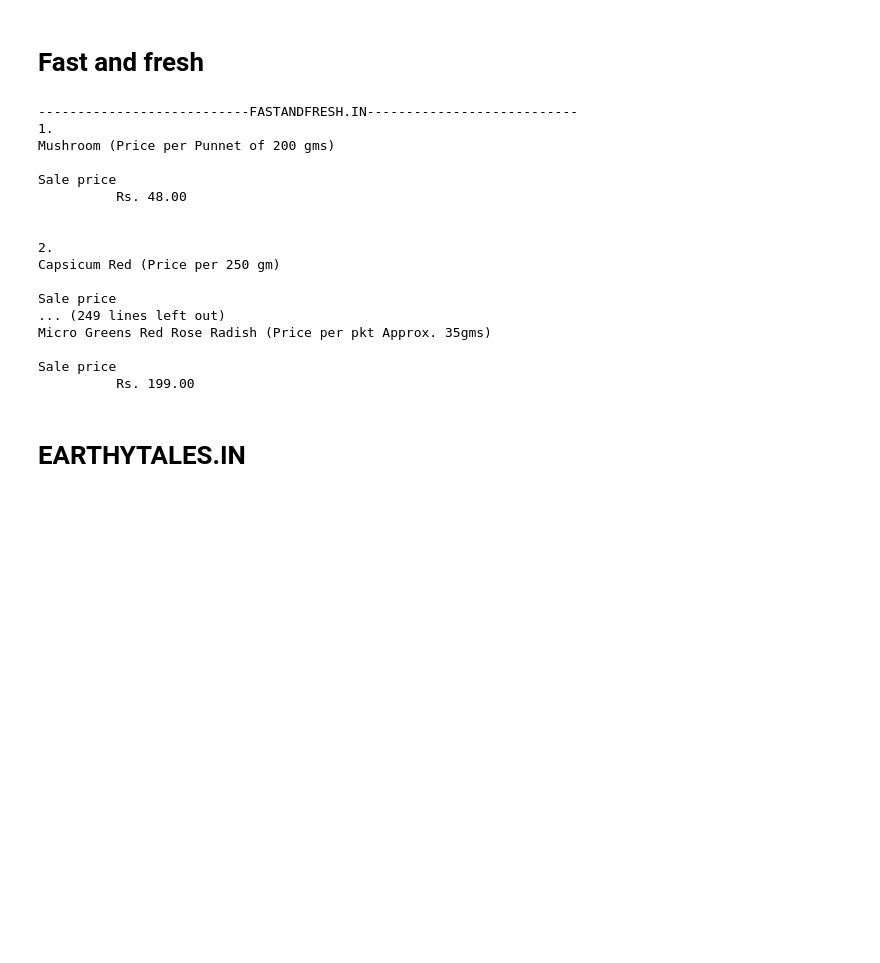
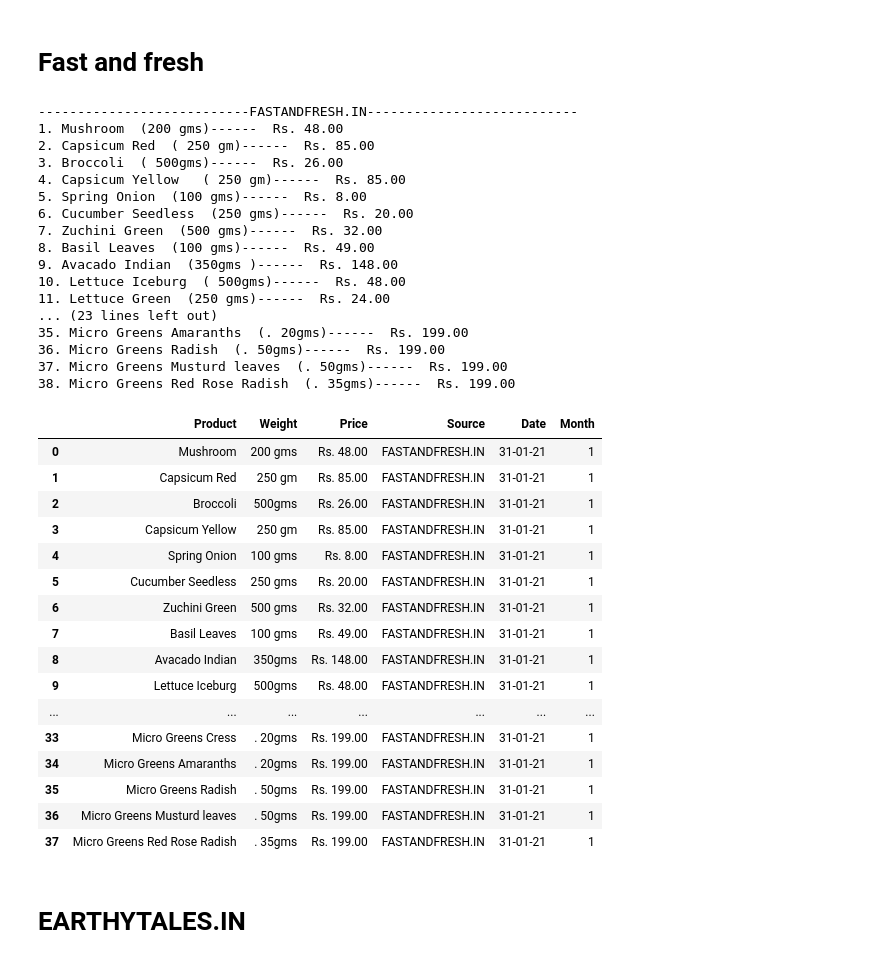
Before and after one commit to darshanjain2000/91-aeroponic, a Jupyter notebook: collect_data.ipynb, the cells around one changed output. Saved outputs shown, nothing was run; the diff lists cells and outputs as text; code cells hidden in the pictures; blank space fills up the shorter version.

```diff
--- a/collect_data.ipynb
+++ b/collect_data.ipynb
@@ -156,58 +223,99 @@ for m in range(len(prodListName)):
 print('---------------------------FASTANDFRESH.IN---------------------------')
 import urllib.request, urllib.parse, urllib.error
 from bs4 import BeautifulSoup
+import pandas as pd
+from datetime import date
+
+today = date.today()
+date=today.strftime('%d-%m-%y')
+month=today.month
 
 count=0
 prodListName=[]
 prodListPrice=[]
+prodListQuant=[]
 page=1 #for pagination
 
 while(True):
 #     dealing pagination for load more product
     listurl = urllib.request.urlopen('https://fastandfresh.in/collections/exotic-vegetables?page='+str(page)).read()
     soup = BeautifulSoup(listurl, 'html.parser')
 
 #     HTML tags invelved with desired output
     productName = soup.findAll("div",{"class":"product__title product__title--card text-center"})
     productPrice = soup.findAll("span",{"class":"product__price--on-sale"})
 
 #  variavle to check if there is more product in next page or not
     prodListNameOld=len(prodListName)
 
 #     appending details in list
     for i in productName:
-        prodListName.append(i.text)
+        new=i.text.replace("\n",'')
+        new=new.split("(")
+        prodListName.append(new[0])
+        prodListQuant.append(new[1][-8:-1])
+
     for i in productPrice:
-        prodListPrice.append(i.text)
+        new=i.text.replace("\nSale price",'')
+        new=new.replace("  ",'')
+        new=new.replace("\n",'')
+        prodListPrice.append(new)
 
 #     logic to check if there is more product in next page or not
     if(len(prodListName)-prodListNameOld==0 and page!=1):
         break
     page=page+1
 
 # prodqunt use regex
 
 for i in range(len(prodListName)):
     count=count+1
-    print("{0}. {1}  {2}".format(count,prodListName[i],prodListPrice[i]))
+    print("{0}. {1} ({2})------  {3}".format(count,prodListName[i],prodListQuant[i],prodListPrice[i]))
+
+data={'Product':prodListName,
+      'Weight':prodListQuant,
+      'Price':prodListPrice,
+      'Source':'FASTANDFRESH.IN',
+      'Date':date,
+      'Month':month
+     }
+df = pd.DataFrame(data)
+df
 # %% [output]
 ---------------------------FASTANDFRESH.IN---------------------------
-1.
-Mushroom (Price per Punnet of 200 gms)
-
-Sale price
-          Rs. 48.00
-
-
-2.
-Capsicum Red (Price per 250 gm)
-
-Sale price
-... (249 lines left out)
-Micro Greens Red Rose Radish (Price per pkt Approx. 35gms)
-
-Sale price
-          Rs. 199.00
+1. Mushroom  (200 gms)------  Rs. 48.00
+2. Capsicum Red  ( 250 gm)------  Rs. 85.00
+3. Broccoli  ( 500gms)------  Rs. 26.00
+4. Capsicum Yellow   ( 250 gm)------  Rs. 85.00
+5. Spring Onion  (100 gms)------  Rs. 8.00
+6. Cucumber Seedless  (250 gms)------  Rs. 20.00
+7. Zuchini Green  (500 gms)------  Rs. 32.00
+8. Basil Leaves  (100 gms)------  Rs. 49.00
+9. Avacado Indian  (350gms )------  Rs. 148.00
+10. Lettuce Iceburg  ( 500gms)------  Rs. 48.00
+11. Lettuce Green  (250 gms)------  Rs. 24.00
+... (23 lines left out)
+35. Micro Greens Amaranths  (. 20gms)------  Rs. 199.00
+36. Micro Greens Radish  (. 50gms)------  Rs. 199.00
+37. Micro Greens Musturd leaves  (. 50gms)------  Rs. 199.00
+38. Micro Greens Red Rose Radish  (. 35gms)------  Rs. 199.00
+|  | Product | Weight | Price | Source | Date | Month |
+| 0 | Mushroom | 200 gms | Rs. 48.00 | FASTANDFRESH.IN | 31-01-21 | 1 |
+| 1 | Capsicum Red | 250 gm | Rs. 85.00 | FASTANDFRESH.IN | 31-01-21 | 1 |
+| 2 | Broccoli | 500gms | Rs. 26.00 | FASTANDFRESH.IN | 31-01-21 | 1 |
+| 3 | Capsicum Yellow | 250 gm | Rs. 85.00 | FASTANDFRESH.IN | 31-01-21 | 1 |
+| 4 | Spring Onion | 100 gms | Rs. 8.00 | FASTANDFRESH.IN | 31-01-21 | 1 |
+| 5 | Cucumber Seedless | 250 gms | Rs. 20.00 | FASTANDFRESH.IN | 31-01-21 | 1 |
+| 6 | Zuchini Green | 500 gms | Rs. 32.00 | FASTANDFRESH.IN | 31-01-21 | 1 |
+| 7 | Basil Leaves | 100 gms | Rs. 49.00 | FASTANDFRESH.IN | 31-01-21 | 1 |
+| 8 | Avacado Indian | 350gms | Rs. 148.00 | FASTANDFRESH.IN | 31-01-21 | 1 |
+| 9 | Lettuce Iceburg | 500gms | Rs. 48.00 | FASTANDFRESH.IN | 31-01-21 | 1 |
+| ... | ... | ... | ... | ... | ... | ... |
+| 33 | Micro Greens Cress | . 20gms | Rs. 199.00 | FASTANDFRESH.IN | 31-01-21 | 1 |
+| 34 | Micro Greens Amaranths | . 20gms | Rs. 199.00 | FASTANDFRESH.IN | 31-01-21 | 1 |
+| 35 | Micro Greens Radish | . 50gms | Rs. 199.00 | FASTANDFRESH.IN | 31-01-21 | 1 |
+| 36 | Micro Greens Musturd leaves | . 50gms | Rs. 199.00 | FASTANDFRESH.IN | 31-01-21 | 1 |
+| 37 | Micro Greens Red Rose Radish | . 35gms | Rs. 199.00 | FASTANDFRESH.IN | 31-01-21 | 1 |
 # %% [markdown]
 # EARTHYTALES.IN
 # %%
```
Also changed, not shown: parts of 7 cells of this notebook.
